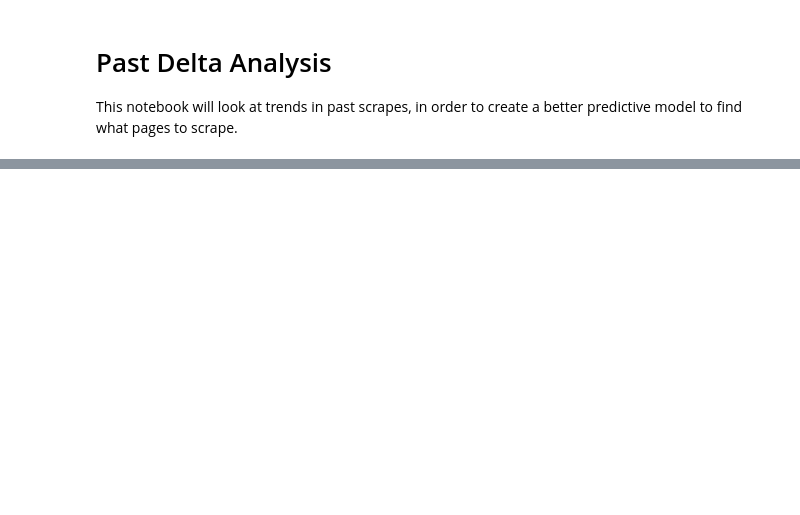
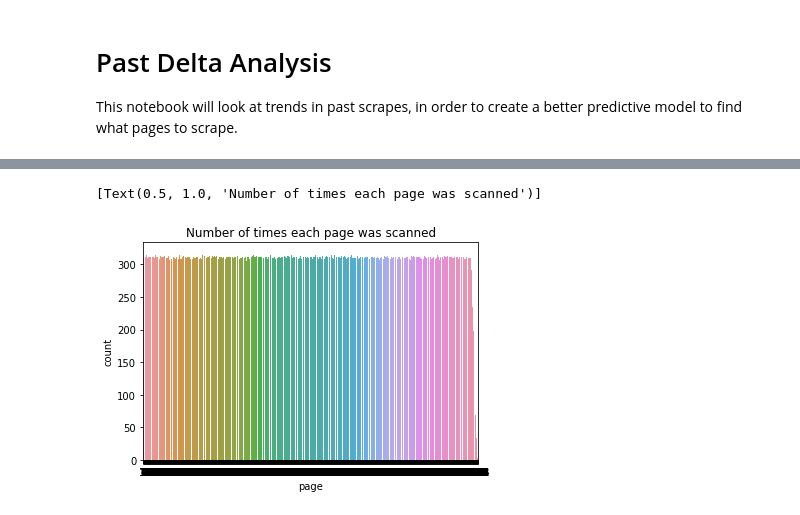
Before and after one commit to SlackJK/FatTrimmer, a Jupyter notebook: Python/anal/past_delta.ipynb, the cells around one changed output, grey strips where cells are left out. Saved outputs shown, nothing was run; the diff lists cells and outputs as text; code cells hidden in the pictures; blank space fills up the shorter version.

```diff
--- a/Python/anal/past_delta.ipynb
+++ b/Python/anal/past_delta.ipynb
@@ -86,0 +98,6 @@ sns.scatterplot(
+# %%
+# Graph the amount of times each page was scraped
+scan_num = df["PageNumber"].value_counts().to_frame(name="count")
+scan_num.reset_index(inplace=True)
+scan_num.rename({"index": "page"}, axis=1, inplace=True)
+scan_num.describe()
@@ -86,0 +114,9 @@ sns.scatterplot(
+# %%
+sns.barplot(
+    data=scan_num,
+    x="page",
+    y="count",
+).set(title="Number of times each page was scanned")
+# %% [output]
+[Text(0.5, 1.0, 'Number of times each page was scanned')]
+[figure, added]
```
Also changed, not shown: parts of 9 cells of this notebook, 1 other file.
